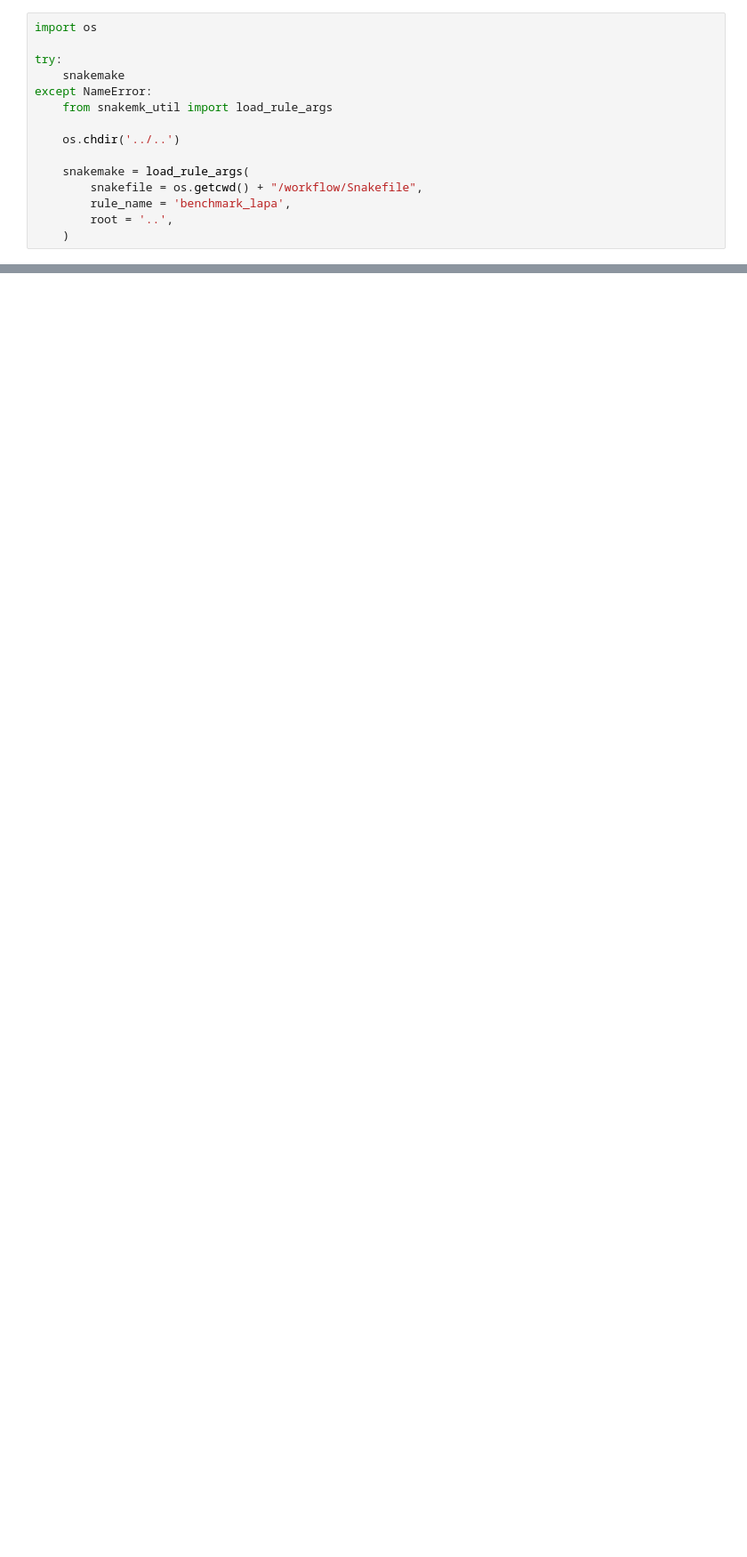
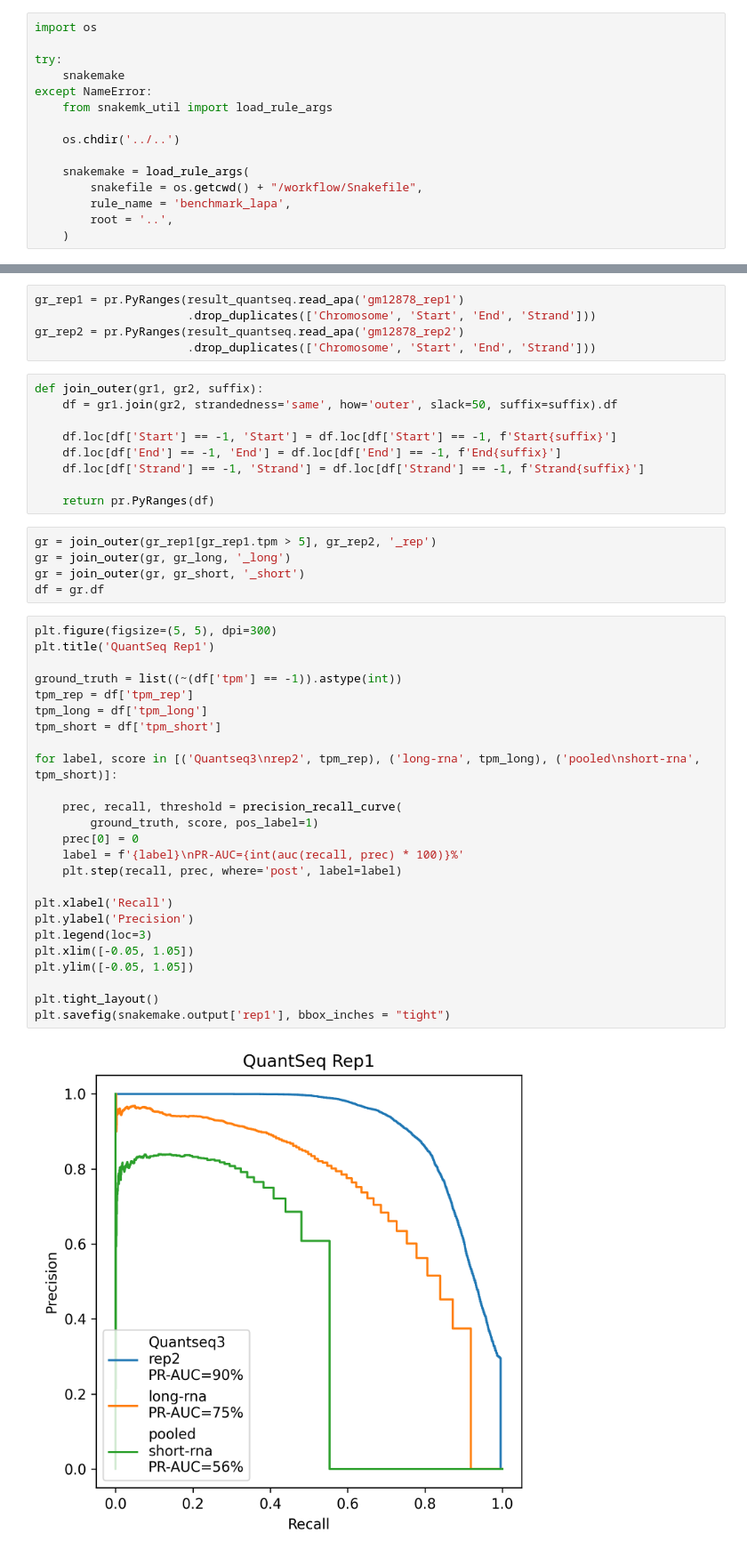
Before and after one commit to mortazavilab/lapa, a Jupyter notebook: workflow/benchmark/Untitled.ipynb, the cells around one changed output, grey strips where cells are left out. Shown: that part at 89% size. Drawn from its saved outputs; the diff is of its cells as text; blank space fills up the shorter version.

Commit message:
pr_curve

```diff
--- a/workflow/benchmark/Untitled.ipynb
+++ b/workflow/benchmark/Untitled.ipynb
@@ -30,0 +29,46 @@ ls: cannot access data/results/lapa/gm12878/long_rna_lapa: Stale file handle
+# %%
+gr_rep1 = pr.PyRanges(result_quantseq.read_apa('gm12878_rep1')
+                      .drop_duplicates(['Chromosome', 'Start', 'End', 'Strand']))
+gr_rep2 = pr.PyRanges(result_quantseq.read_apa('gm12878_rep2')
+                      .drop_duplicates(['Chromosome', 'Start', 'End', 'Strand']))
+# %%
+def join_outer(gr1, gr2, suffix):
+    df = gr1.join(gr2, strandedness='same', how='outer', slack=50, suffix=suffix).df
+
+    df.loc[df['Start'] == -1, 'Start'] = df.loc[df['Start'] == -1, f'Start{suffix}']
+    df.loc[df['End'] == -1, 'End'] = df.loc[df['End'] == -1, f'End{suffix}']
+    df.loc[df['Strand'] == -1, 'Strand'] = df.loc[df['Strand'] == -1, f'Strand{suffix}']
+
+    return pr.PyRanges(df)
+# %%
+gr = join_outer(gr_rep1[gr_rep1.tpm > 5], gr_rep2, '_rep')
+gr = join_outer(gr, gr_long, '_long')
+gr = join_outer(gr, gr_short, '_short')
+df = gr.df
+# %%
+plt.figure(figsize=(5, 5), dpi=300)
+plt.title('QuantSeq Rep1')
+
+ground_truth = list((~(df['tpm'] == -1)).astype(int))
+tpm_rep = df['tpm_rep']
+tpm_long = df['tpm_long']
+tpm_short = df['tpm_short']
+
+for label, score in [('Quantseq3\nrep2', tpm_rep), ('long-rna', tpm_long), ('pooled\nshort-rna', tpm_short)]:
+
+    prec, recall, threshold = precision_recall_curve(
+        ground_truth, score, pos_label=1)
+    prec[0] = 0
+    label = f'{label}\nPR-AUC={int(auc(recall, prec) * 100)}%'
+    plt.step(recall, prec, where='post', label=label)
+
+plt.xlabel('Recall')
+plt.ylabel('Precision')
+plt.legend(loc=3)
+plt.xlim([-0.05, 1.05])
+plt.ylim([-0.05, 1.05])
+
+plt.tight_layout()
+plt.savefig(snakemake.output['rep1'], bbox_inches = "tight")
+# %% [output]
+[figure, added]
```
Also changed, not shown: parts of 7 cells of this notebook, 4 other files.
